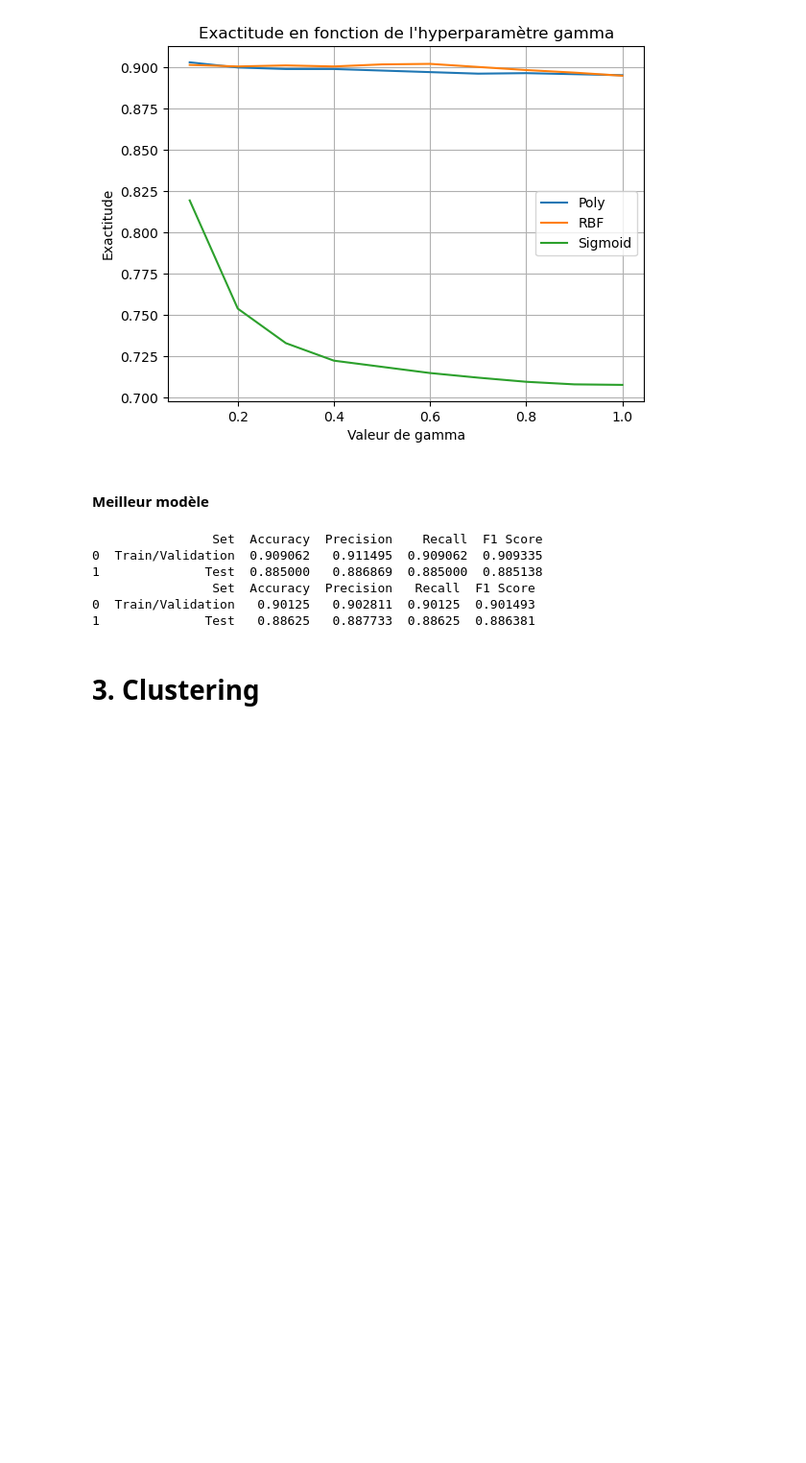
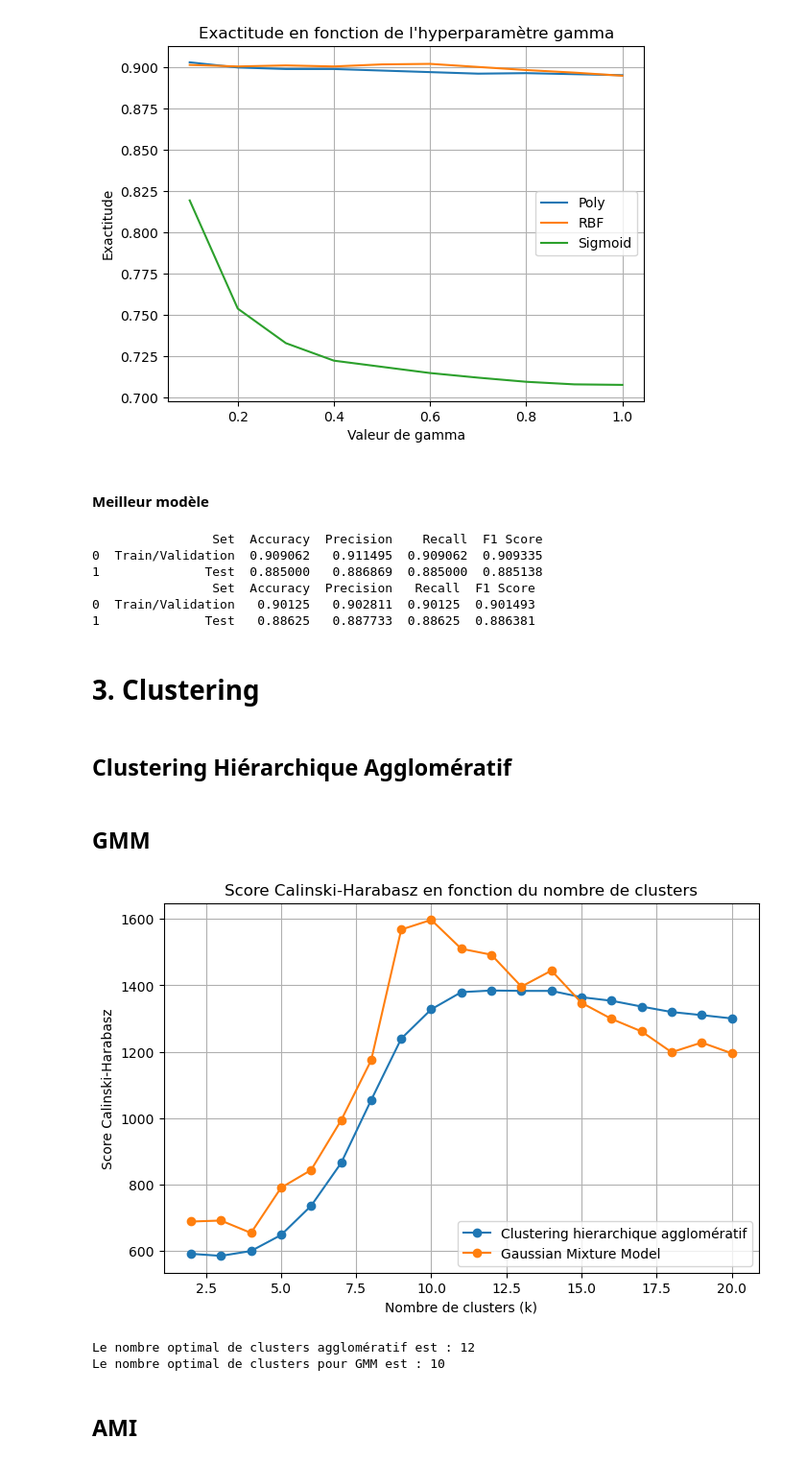
Before and after one commit to tanguy-linard/stellar-classification, a Jupyter notebook: stellar_classification.ipynb, the cells around one changed output. Shown: that part at 96% size. Cells and saved outputs as stored; diff of their text form; code cells hidden in the pictures; blank space fills up the shorter version.

```diff
--- a/stellar_classification.ipynb
+++ b/stellar_classification.ipynb
@@ -490,15 +491,51 @@ print(pd.DataFrame(baseline_results))
 1              Test   0.88625   0.887733  0.88625  0.886381
 # %% [markdown]
 # 3. Clustering
+# %%
+cluster_range = range(2, 21)
+# %% [markdown]
+## Clustering Hiérarchique Agglomératif
 # %%
-cluster_range = range(2, 11)
-
-calinski_harabasz_scores = []
+calinski_harabasz_scores_cah = []
 
 for k in cluster_range:
-    cluster_model = AgglomerativeClustering(n_clusters=k, random_state=RANDOM_SEED)
-    cluster_labels =cluster_model.fit_predict(X_train_val)
-    print(f"K = {k}, inertie : {kmeans.inertia_}")
+    cah_model = AgglomerativeClustering(n_clusters=k)
+    cluster_labels =cah_model.fit_predict(X_train_val)
 
     score = calinski_harabasz_score(X_train_val, cluster_labels)
-    calinski_harabasz_scores.append(score)
+    calinski_harabasz_scores_cah.append(score)
+# %% [markdown]
+## GMM
+# %%
+calinski_harabasz_scores_gmm = []
+
+for k in cluster_range:
+    gmm_model = GaussianMixture(n_components=k, random_state=RANDOM_SEED)
+    cluster_labels = gmm_model.fit_predict(X)
+
+    score = calinski_harabasz_score(X, cluster_labels)
+    calinski_harabasz_scores_gmm.append(score)
+# %%
+plt.figure(figsize=(8, 5))
+
+plt.plot(cluster_range, calinski_harabasz_scores_cah, marker='o', label = 'Clustering hierarchique agglomératif')
+plt.plot(cluster_range, calinski_harabasz_scores_gmm, marker='o', label = 'Gaussian Mixture Model')
+
+plt.title("Score Calinski-Harabasz en fonction du nombre de clusters")
+plt.xlabel("Nombre de clusters (k)")
+plt.ylabel("Score Calinski-Harabasz")
+plt.legend()
+plt.grid(True)
+plt.show()
+
+k_best_cah = cluster_range[calinski_harabasz_scores_cah.index(max(calinski_harabasz_scores_cah))]
+print(f"Le nombre optimal de clusters agglomératif est : {k_best_cah}")
+
+k_best_gmm = cluster_range[calinski_harabasz_scores_gmm.index(max(calinski_harabasz_scores_gmm))]
+print(f"Le nombre optimal de clusters pour GMM est : {k_best_gmm}")
+# %% [output]
+[figure, added]
+Le nombre optimal de clusters agglomératif est : 12
+Le nombre optimal de clusters pour GMM est : 10
+# %% [markdown]
+## AMI
```
Also changed, not shown: parts of 4 cells of this notebook.
